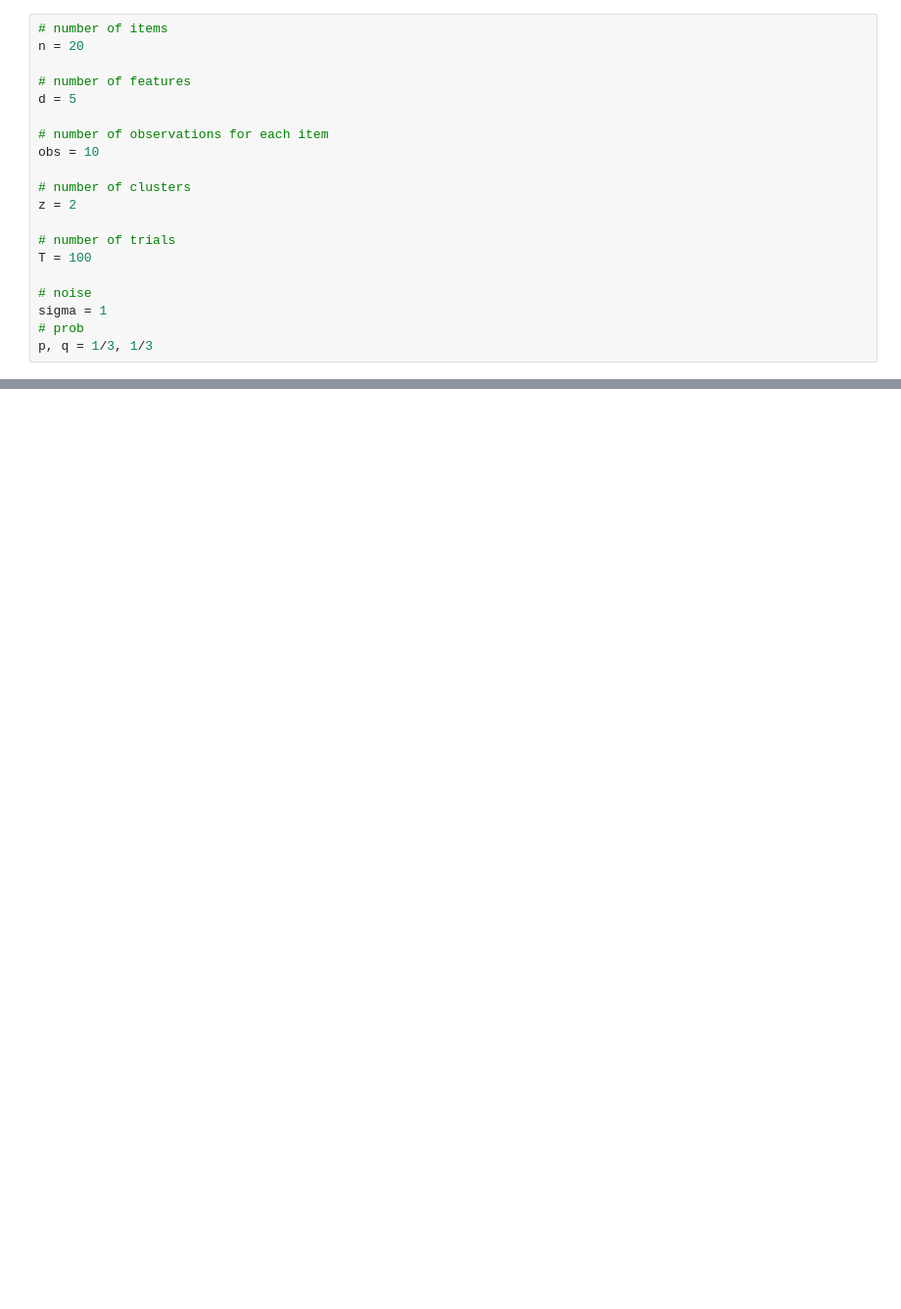
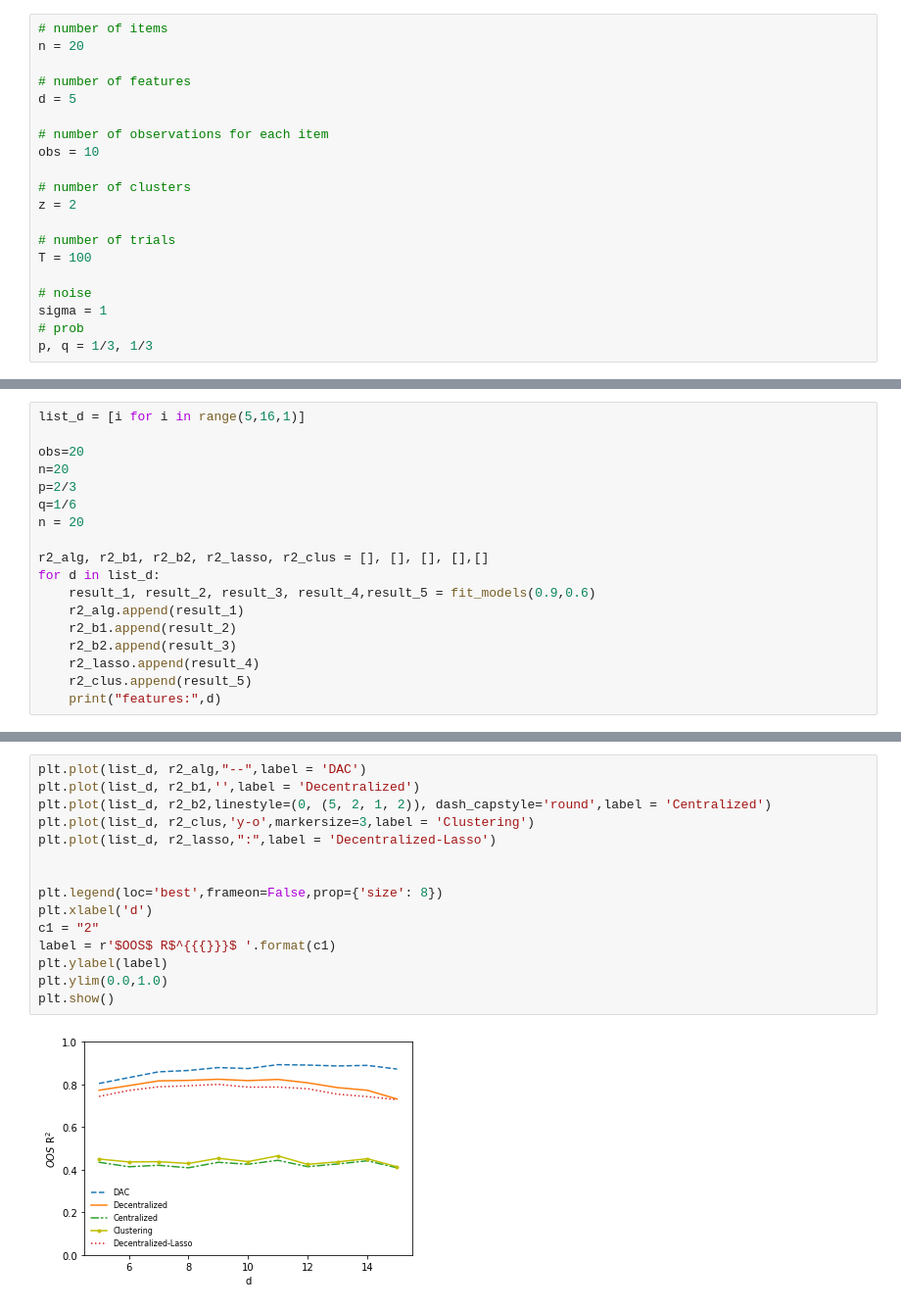
Before and after one commit to paulemilegras/DAC, a Jupyter notebook: Simulation/Regression_Simulation.ipynb, the cells around one changed output, grey strips where cells are left out. Shown at 98% size. Saved outputs shown, nothing was run; the diff lists cells and outputs as text; blank space fills up the shorter version.

```diff
--- a/Simulation/Regression_Simulation.ipynb
+++ b/Simulation/Regression_Simulation.ipynb
@@ -303,0 +304,18 @@ plt.show()
+# %%
+list_d = [i for i in range(5,16,1)]
+
+obs=20
+n=20
+p=2/3
+q=1/6
+n = 20
+
+r2_alg, r2_b1, r2_b2, r2_lasso, r2_clus = [], [], [], [],[]
+for d in list_d:
+    result_1, result_2, result_3, result_4,result_5 = fit_models(0.9,0.6)
+    r2_alg.append(result_1)
+    r2_b1.append(result_2)
+    r2_b2.append(result_3)
+    r2_lasso.append(result_4)
+    r2_clus.append(result_5)
+    print("features:",d)
@@ -303,0 +334,17 @@ plt.show()
+# %%
+plt.plot(list_d, r2_alg,"--",label = 'DAC')
+plt.plot(list_d, r2_b1,'',label = 'Decentralized')
+plt.plot(list_d, r2_b2,linestyle=(0, (5, 2, 1, 2)), dash_capstyle='round',label = 'Centralized')
+plt.plot(list_d, r2_clus,'y-o',markersize=3,label = 'Clustering')
+plt.plot(list_d, r2_lasso,":",label = 'Decentralized-Lasso')
+
+
+plt.legend(loc='best',frameon=False,prop={'size': 8})
+plt.xlabel('d')
+c1 = "2"
+label = r'$OOS$ R$^{{{}}}$ '.format(c1)
+plt.ylabel(label)
+plt.ylim(0.0,1.0)
+plt.show()
+# %% [output]
+[figure, added]
```
Also changed, not shown: parts of 28 cells of this notebook.
